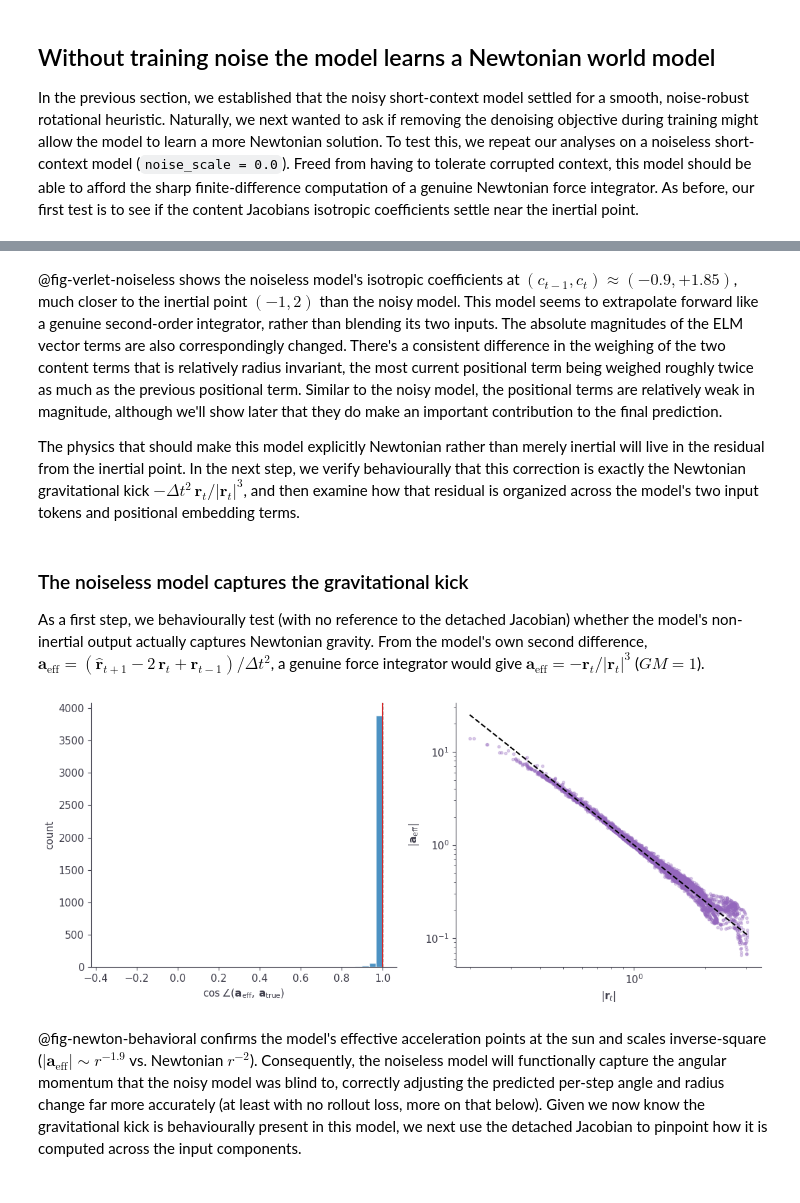
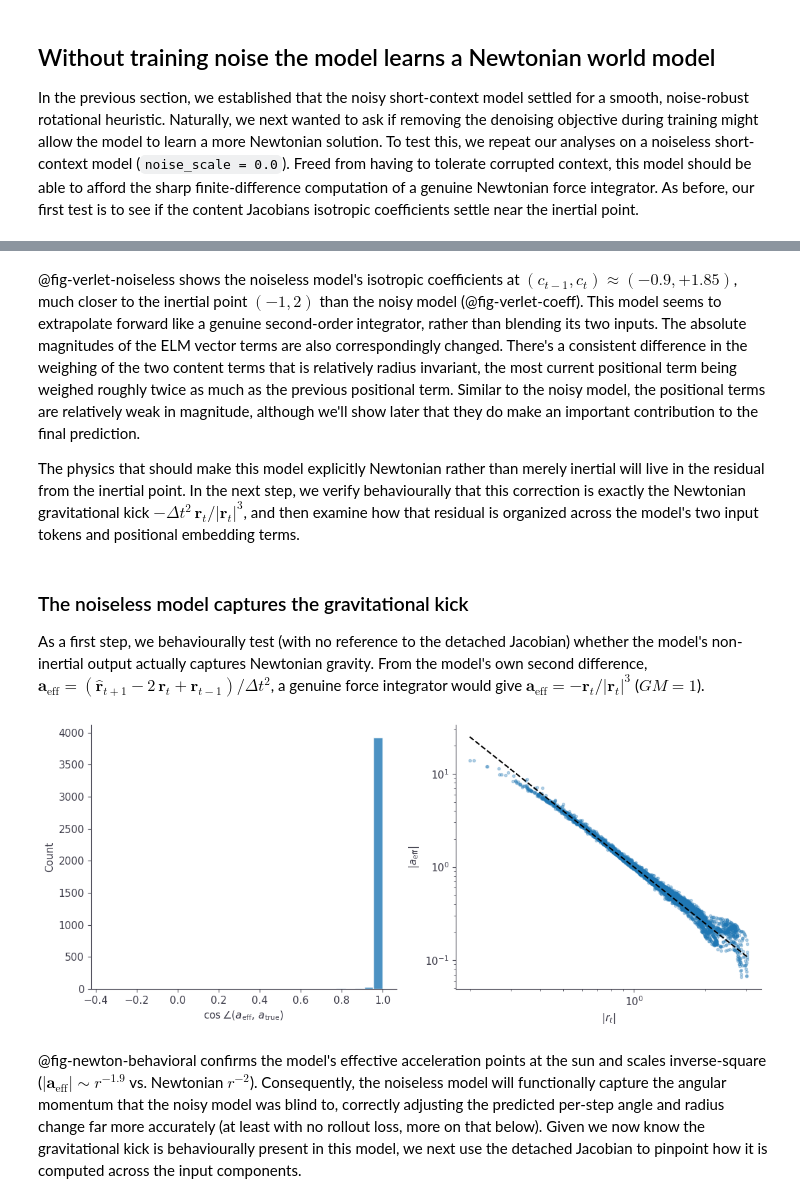
Before and after one commit to Arcadia-Science/world-model-orbits, a Jupyter notebook: index.ipynb, the cells around one changed output, grey strips where cells are left out. Cells and saved outputs as stored; diff of their text form; code cells hidden in the pictures.

```diff
--- a/index.ipynb
+++ b/index.ipynb
@@ -555,5 +565,5 @@ plt.show()
 # %% [markdown]
-@fig-verlet-noiseless shows the noiseless model's isotropic coefficients at $(c_{t-1}, c_t) \approx (-0.9, +1.85)$, much closer to the inertial point $(-1, 2)$ than the noisy model. This model seems to extrapolate forward like a genuine second-order integrator, rather than blending its two inputs. The absolute magnitudes of the ELM vector terms are also correspondingly changed. There's a consistent difference in the weighing of the two content terms that is relatively radius invariant, the most current positional term being weighed roughly twice as much as the previous positional term. Similar to the noisy model, the positional terms are relatively weak in magnitude, although we'll show later that they do make an important contribution to the final prediction.
+@fig-verlet-noiseless shows the noiseless model's isotropic coefficients at $(c_{t-1}, c_t) \approx (-0.9, +1.85)$, much closer to the inertial point $(-1, 2)$ than the noisy model (@fig-verlet-coeff). This model seems to extrapolate forward like a genuine second-order integrator, rather than blending its two inputs. The absolute magnitudes of the ELM vector terms are also correspondingly changed. There's a consistent difference in the weighing of the two content terms that is relatively radius invariant, the most current positional term being weighed roughly twice as much as the previous positional term. Similar to the noisy model, the positional terms are relatively weak in magnitude, although we'll show later that they do make an important contribution to the final prediction.
 
 The physics that should make this model explicitly Newtonian rather than merely inertial will live in the residual from the inertial point. In the next step, we verify behaviourally that this correction is exactly the Newtonian gravitational kick $-\Delta t^2\,\mathbf r_t/|\mathbf r_t|^3$, and then examine how that residual is organized across the model's two input tokens and positional embedding terms.
 # %% [markdown]
@@ -573,41 +583,39 @@ N_ACC = 4000
 mdl   = model_noiseless                      # the noiseless (Verlet-like) model
 
 w = NT.sample_orbit_windows(BLOCK_SIZE, N_ACC, seed=SEED, offset=OFFSET)   # (n,2,2)
 r_prev, r_t = w[:, -2, :], w[:, -1, :]
 
 mdtype = next(mdl.parameters()).dtype
 with torch.no_grad():
     pred = mdl(torch.tensor(w).to(mdtype))[0][:, -1, :].double().numpy()   # (n,2)
 
 a_eff  = (pred - 2*r_t + r_prev) / DT**2      # model's effective acceleration
 r      = np.linalg.norm(r_t, axis=1)
 a_true = -r_t / r[:, None]**3                 # Newtonian gravity at r_t (GM=1)
 
 # (1) direction: cos between measured and Newtonian (focus-directed) acceleration
 cos_dir = (a_eff*a_true).sum(1) / (np.linalg.norm(a_eff,axis=1)*np.linalg.norm(a_true,axis=1) + 1e-30)
 # (2) magnitude scaling: |a_eff| ~ r^p; Newtonian p=-2, intercept -> GM
 mag = np.linalg.norm(a_eff, axis=1)
 slope, intercept = np.polyfit(np.log(r), np.log(mag), 1)
 GM_est = np.exp(intercept)
 # ── figure ────────────────────────────────────────────────────────────────
 fig, axes = plt.subplots(1, 2, figsize=(11, 4.8))
 
 ax = axes[0]
-ax.hist(cos_dir, bins=40, color='tab:blue', alpha=0.8, edgecolor='white')
-ax.axvline(1, color='k', ls='--', lw=1, label='perfect focus-directed')
-ax.axvline(np.median(cos_dir), color='tab:red', lw=1.5, label=f'median {np.median(cos_dir):.2f}')
-ax.set_xlabel(r'$\cos\angle(\mathbf{a}_{\text{eff}},\,\mathbf{a}_{\text{true}})$'); ax.set_ylabel('count')
+ax.hist(cos_dir, bins=30, alpha=0.8, edgecolor='white')
+ax.set_xlabel(r'$\cos\angle(a_{\text{eff}},\,a_{\text{true}})$'); ax.set_ylabel('Count')
 
 ax = axes[1]
-ax.scatter(r, mag, s=8, alpha=0.3, color='tab:purple')
+ax.scatter(r, mag, s=8, alpha=0.3)
 rr = np.linspace(r.min(), r.max(), 100)
-ax.plot(rr, rr**-2.0,         'k--', lw=1.5, label=r'Newtonian $1/r^2$')
+ax.plot(rr, rr**-2.0, 'k--', label=r'Newtonian $1/r^2$')
 ax.set_xscale('log'); ax.set_yscale('log')
-ax.set_xlabel(r'$|\mathbf{r}_t|$'); ax.set_ylabel(r'$|\mathbf{a}_{\text{eff}}|$')
+ax.set_xlabel(r'$|r_t|$'); ax.set_ylabel(r'$|a_{\text{eff}}|$')
 
 fig.tight_layout(); plt.show()
 # %% [output]
-[figure, old version]
+[figure, new version]
 # %% [markdown]
 @fig-newton-behavioral confirms the model's effective acceleration points at the sun and scales inverse-square ($|\mathbf a_{\text{eff}}| \sim r^{-1.9}$ vs. Newtonian $r^{-2}$). Consequently, the noiseless model will functionally capture the angular momentum that the noisy model was blind to, correctly adjusting the predicted per-step angle and radius change far more accurately (at least with no rollout loss, more on that below). Given we now know the gravitational kick is behaviourally present in this model, we next use the detached Jacobian to pinpoint how it is computed across the input components.
 # %% [markdown]
```
Also changed, not shown: parts of 15 cells of this notebook, 1 other file.
